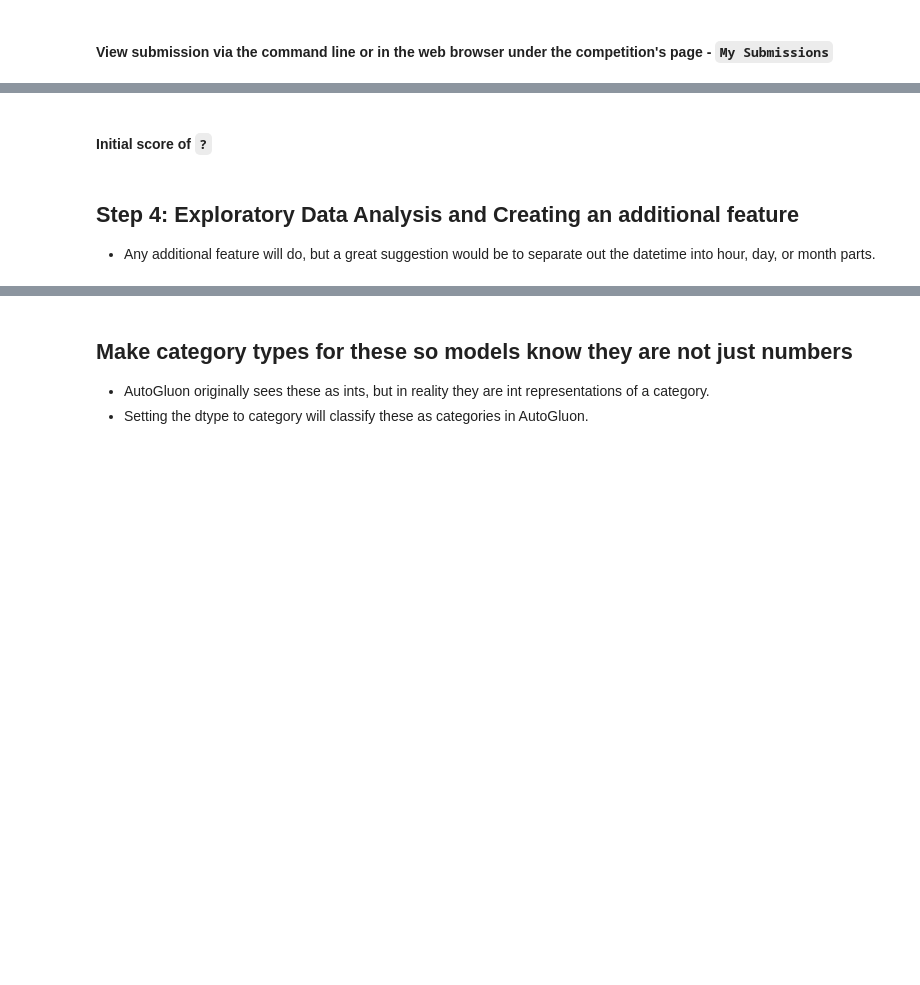
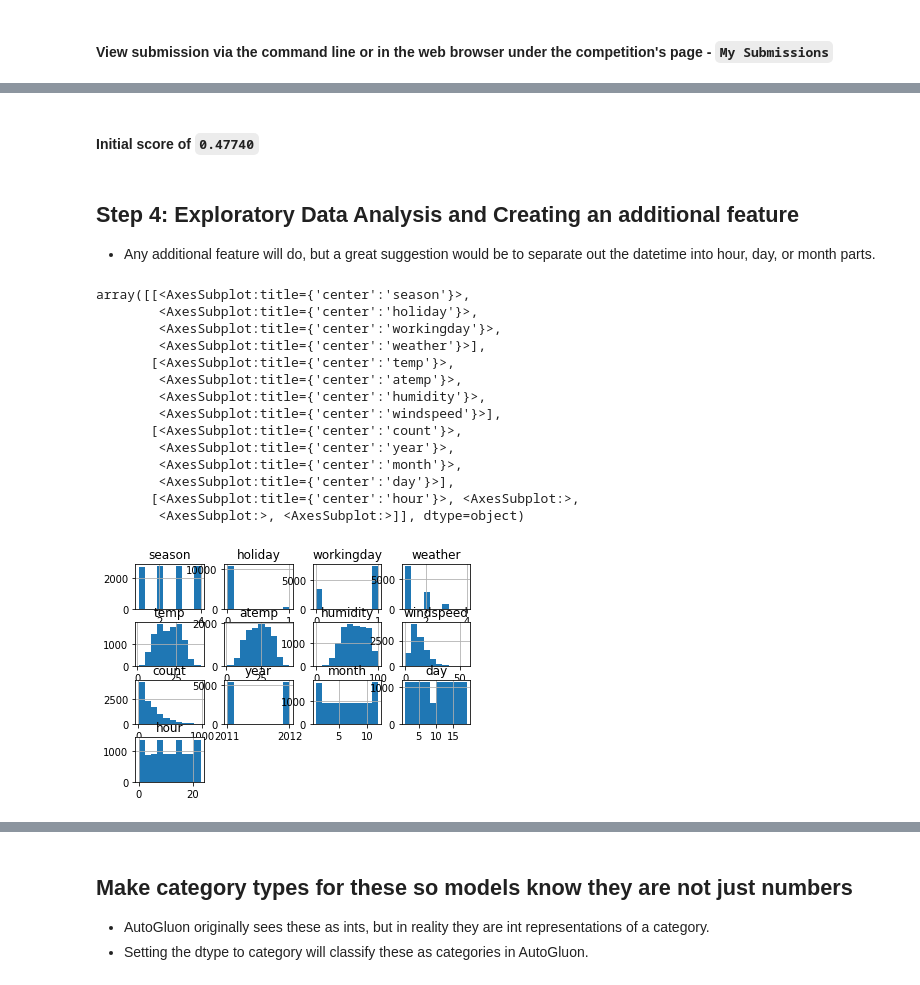
Before and after one commit to williamhyun/nd189-1-Introduction-to-Machine-Learning-project-starter, a Jupyter notebook: project/project-template.ipynb, the cells around one changed output, grey strips where cells are left out. Drawn from its saved outputs; the diff is of its cells as text; code cells hidden in the pictures; blank space fills up the shorter version.

```diff
--- a/project/project-template.ipynb
+++ b/project/project-template.ipynb
@@ -255,8 +370,24 @@ submission.to_csv("submission.csv", index=False)
 # %% [markdown]
-#### Initial score of `?`
+#### Initial score of `0.47740`
 # %% [markdown]
 ## Step 4: Exploratory Data Analysis and Creating an additional feature
 * Any additional feature will do, but a great suggestion would be to separate out the datetime into hour, day, or month parts.
 # %%
 # Create a histogram of all features to show the distribution of each one relative to the data. This is part of the exploritory data analysis
-train.?
+train2.hist()
+# %% [output]
+array([[<AxesSubplot:title={'center':'season'}>,
+        <AxesSubplot:title={'center':'holiday'}>,
+        <AxesSubplot:title={'center':'workingday'}>,
+        <AxesSubplot:title={'center':'weather'}>],
+       [<AxesSubplot:title={'center':'temp'}>,
+        <AxesSubplot:title={'center':'atemp'}>,
+        <AxesSubplot:title={'center':'humidity'}>,
+        <AxesSubplot:title={'center':'windspeed'}>],
+       [<AxesSubplot:title={'center':'count'}>,
+        <AxesSubplot:title={'center':'year'}>,
+        <AxesSubplot:title={'center':'month'}>,
+        <AxesSubplot:title={'center':'day'}>],
+       [<AxesSubplot:title={'center':'hour'}>, <AxesSubplot:>,
+        <AxesSubplot:>, <AxesSubplot:>]], dtype=object)
+[figure, added]
```
Also changed, not shown: parts of 12 cells of this notebook.
